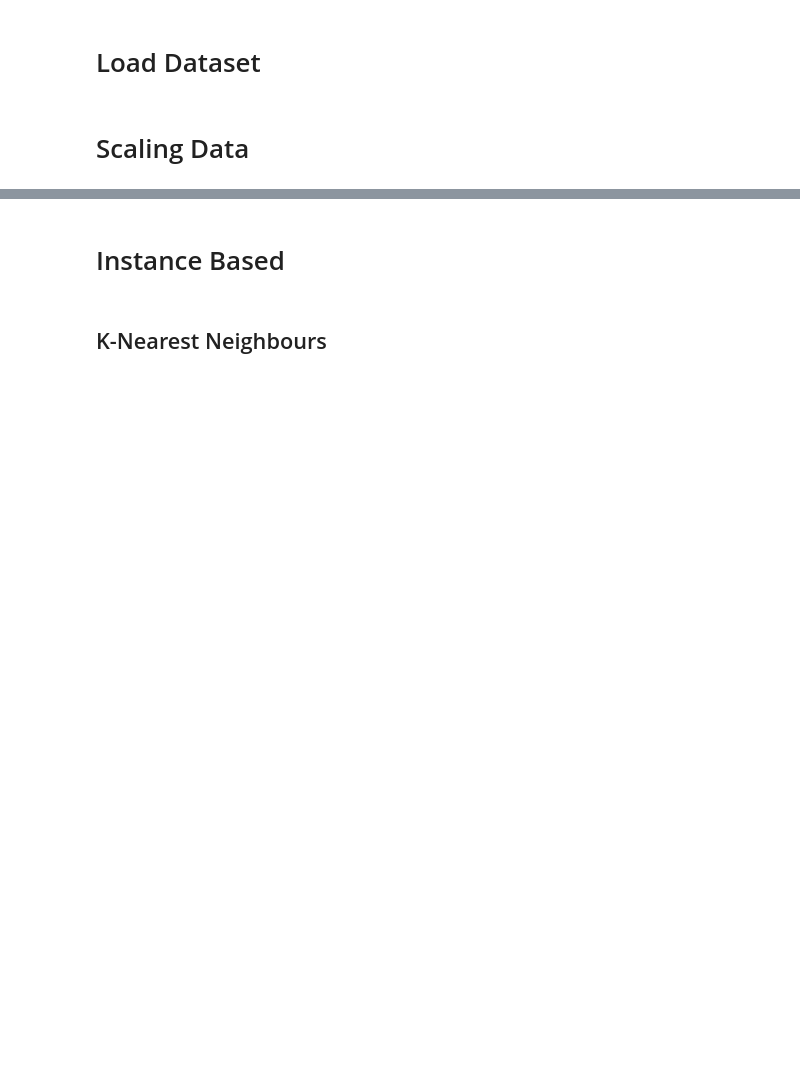
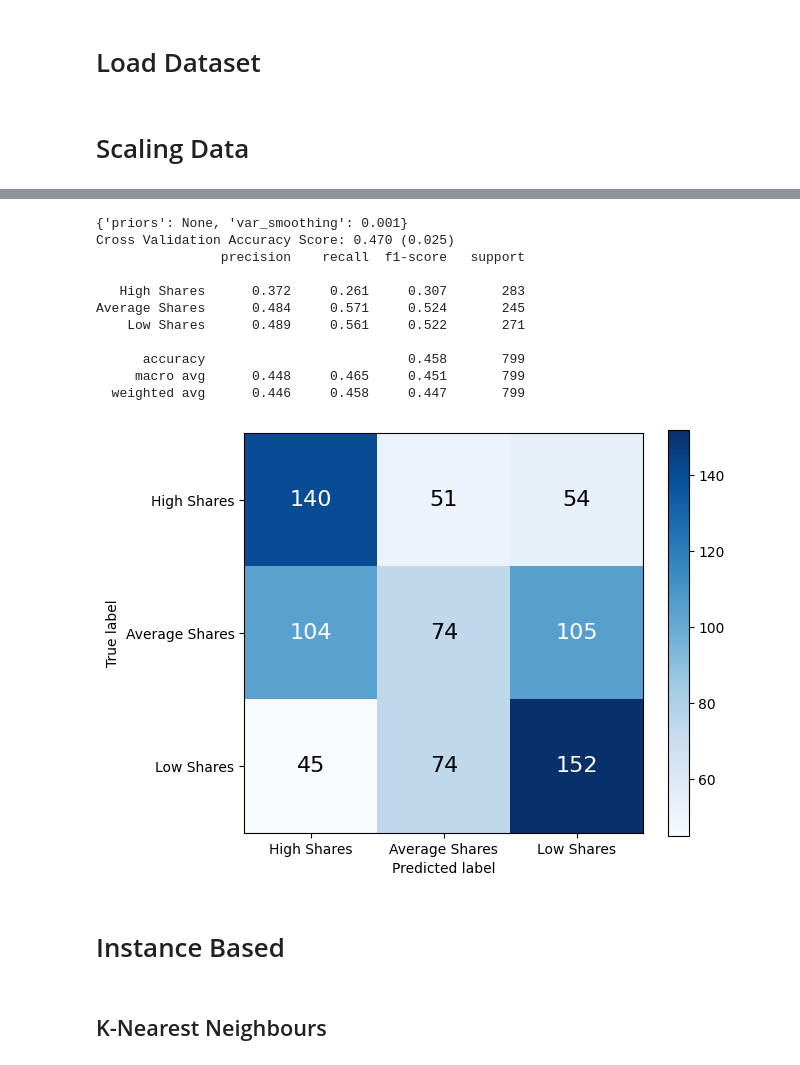
Before and after one commit to ChuanPoYan/IS4242-Project, a Jupyter notebook: The Smart Local Modelling.ipynb, the cells around one changed output, grey strips where cells are left out. Cells and saved outputs as stored; diff of their text form; code cells hidden in the pictures; blank space fills up the shorter version.

```diff
--- a/The Smart Local Modelling.ipynb
+++ b/The Smart Local Modelling.ipynb
@@ -128,0 +215,31 @@ X_test_scaled = pd.DataFrame(scaler.transform(X_test), columns=X_test.columns)
+# %%
+nb_GS = GridSearchCV(
+    GaussianNB(),
+    {
+        'var_smoothing': [1e-7, 1e-6, 1e-5, 1e-4, 1e-3, 1e-2],
+    },
+    n_jobs=multiprocessing.cpu_count())
+
+nb_GS = nb_GS.fit(X_train_scaled, y_train.to_numpy().ravel())
+
+nb_best_model = nb_GS.best_estimator_
+print(nb_best_model.get_params())
+
+get_mean_cvs(nb_best_model, X_train_scaled, y_train.to_numpy().ravel())
+
+nb_best_model.fit(X_train_scaled, y_train.to_numpy().ravel())
+y_pred_nb_best = nb_best_model.predict(X_test_scaled)
+evaluate_model(y_test, y_pred_lr_best)
+# %% [output]
+{'priors': None, 'var_smoothing': 0.001}
+Cross Validation Accuracy Score: 0.470 (0.025)
+                precision    recall  f1-score   support
+
+   High Shares      0.372     0.261     0.307       283
+Average Shares      0.484     0.571     0.524       245
+    Low Shares      0.489     0.561     0.522       271
+
+      accuracy                          0.458       799
+     macro avg      0.448     0.465     0.451       799
+  weighted avg      0.446     0.458     0.447       799
+[figure, added]
```
Also changed, not shown: parts of 10 cells of this notebook, 2 other files.
